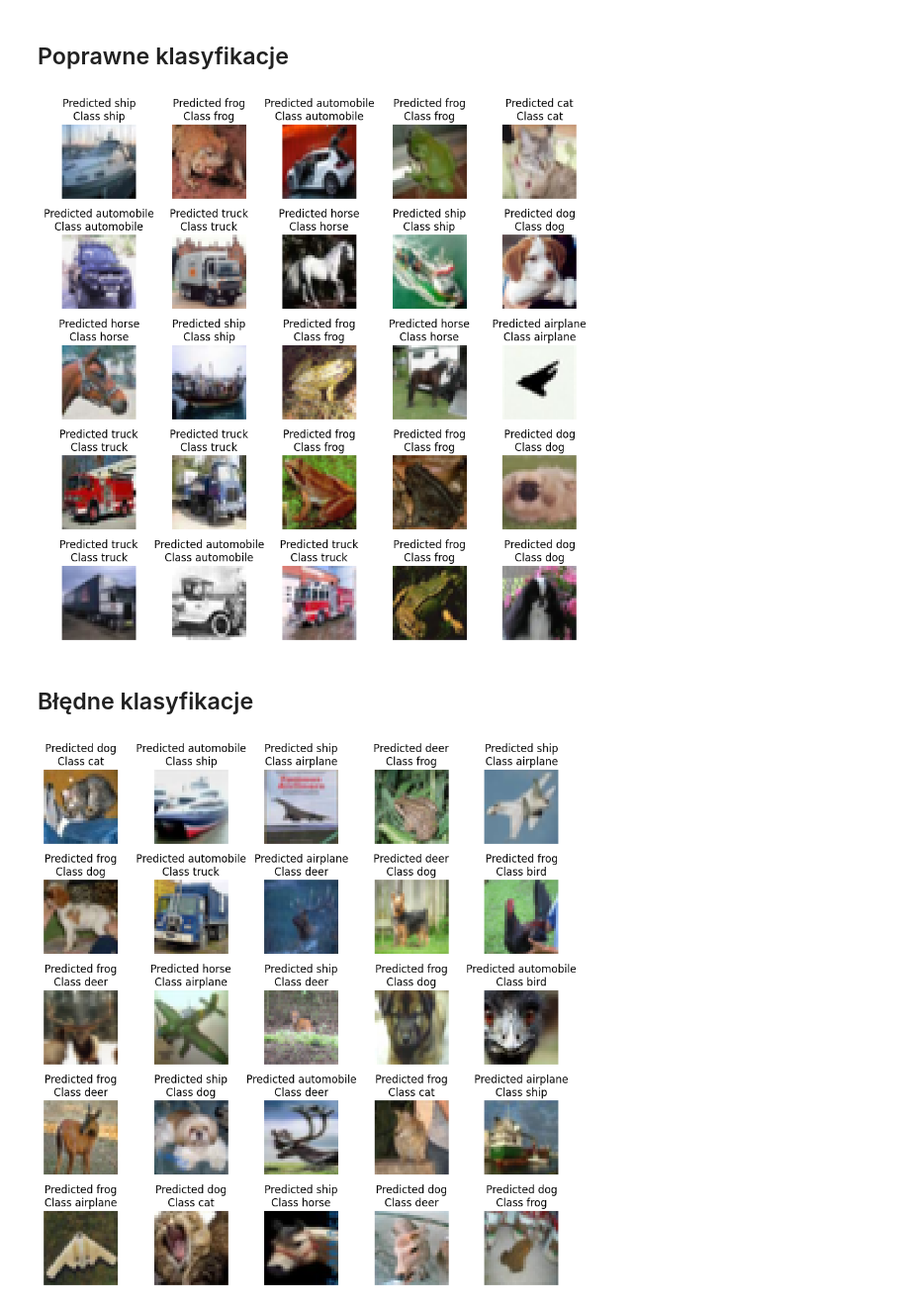
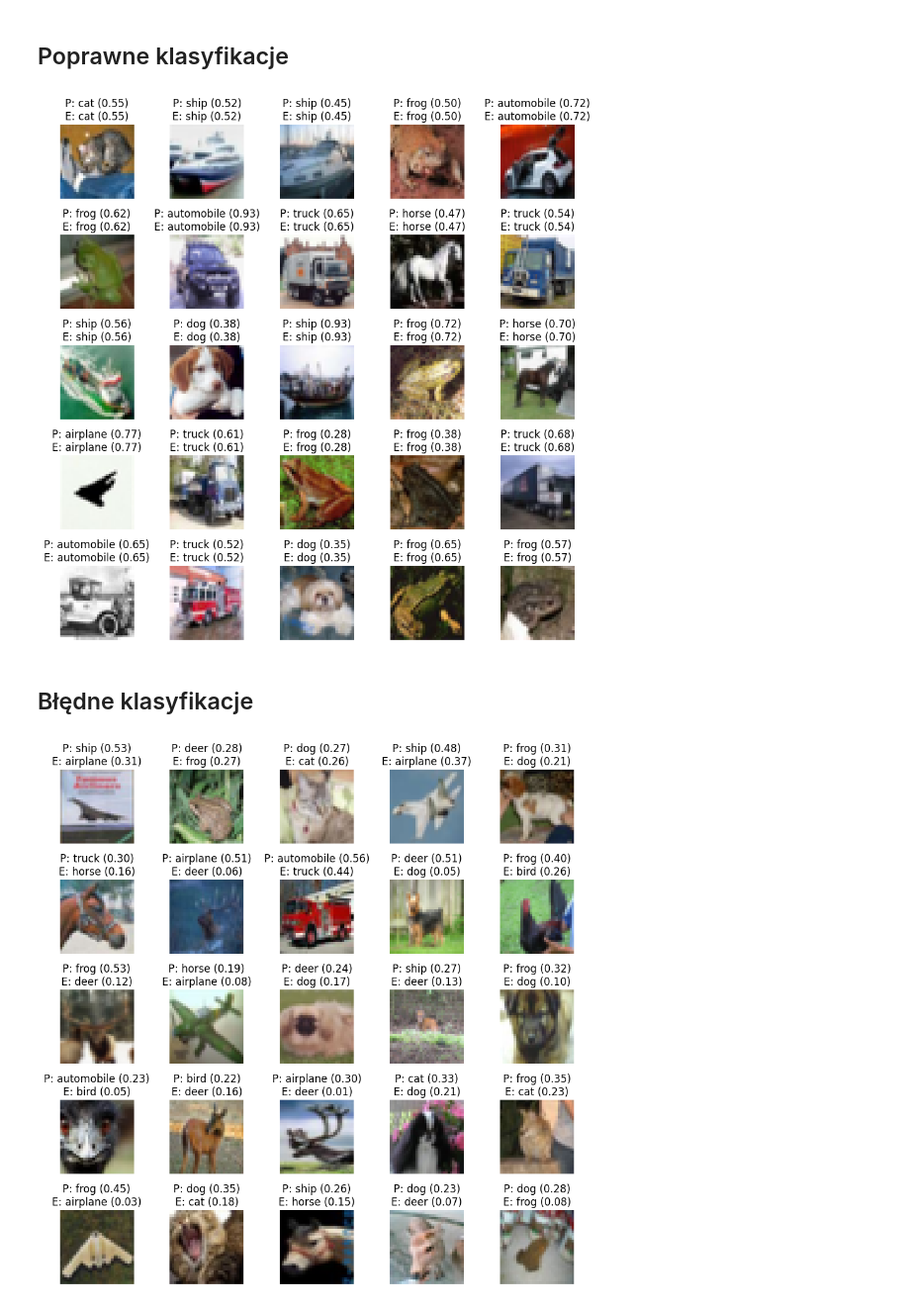
Before and after one commit to wut-mpg/ColabNotebooks, a Jupyter notebook: TWM_KerasIntro.ipynb, the cells around one changed output. Shown at 99% size. Cells and saved outputs as stored; diff of their text form; code cells hidden in the pictures.

```diff
--- a/TWM_KerasIntro.ipynb
+++ b/TWM_KerasIntro.ipynb
@@ -1095,8 +1092,8 @@ X_test = X_test.astype('float32')
 X_train /= 255                              # normalize each value for each pixel for the entire vector for each input
 X_test /= 255
 
-Y_train = np_utils.to_categorical(y_train, nb_classes)
-Y_test = np_utils.to_categorical(y_test, nb_classes)
+Y_train = to_categorical(y_train, nb_classes)
+Y_test = to_categorical(y_test, nb_classes)
 
 visualize_classes(X_train, y_train)
 # %% [output]
@@ -1248,8 +1247,8 @@ print("Testing matrix shape", X_test.shape, y_test.shape)
 
 nb_classes = 10
 
-Y_train = np_utils.to_categorical(y_train, nb_classes)
-Y_test = np_utils.to_categorical(y_test, nb_classes)
+Y_train = to_categorical(y_train, nb_classes)
+Y_test = to_categorical(y_test, nb_classes)
 
 cifar_names = ['airplane', 'automobile', 'bird', 'cat', 'deer', 'dog', 'frog', 'horse', 'ship', 'truck']
 # %% [output]
@@ -1386,24 +1383,28 @@ Confusion matrix, without normalization
 def show_samples_rgb(indices, preds, images, labels, count=3, names = []):
     plt.figure()
     for i, sample in enumerate(indices[:count**2]):
+        pred_id = int(np.argmax(preds[sample]))
+        real_id = int(labels[sample])
+        pred_score = preds[sample][pred_id]
+        real_score = preds[sample][real_id]
         plt.subplot(count,count,i+1)
         plt.imshow(images[sample], interpolation='none')
         plt.axis('off')
         if len(names) > 0:
-          plt.title("Predicted {}\nClass {}".format(names[int(preds[sample])], names[int(labels[sample])]))
+          plt.title("P: {} ({:.2f})\nE: {} ({:.2f})".format(names[pred_id], pred_score, names[real_id], real_score))
         else:
-          plt.title("Predicted {}\nClass {}".format(preds[sample], labels[sample]))
+          plt.title("P: {} ({:.2f})\nE: {} ({:.2f})".format(pred_id, pred_score, real_id, real_score))
 
     plt.tight_layout()
 # %% [markdown]
 ## Poprawne klasyfikacje
 # %%
-show_samples_rgb(correct_indices, predicted_classes, X_test, y_test, 5, cifar_names)
+show_samples_rgb(correct_indices, predicted, X_test, y_test, 5, cifar_names)
 # %% [output]
-[figure, old version]
+[figure, new version]
 # %% [markdown]
 ## Błędne klasyfikacje
 # %%
-show_samples_rgb(incorrect_indices, predicted_classes, X_test, y_test, 5, cifar_names)
+show_samples_rgb(incorrect_indices, predicted, X_test, y_test, 5, cifar_names)
 # %% [output]
-[figure, old version]
+[figure, new version]
```
Also changed, not shown: parts of 39 cells of this notebook, 1 other file.
